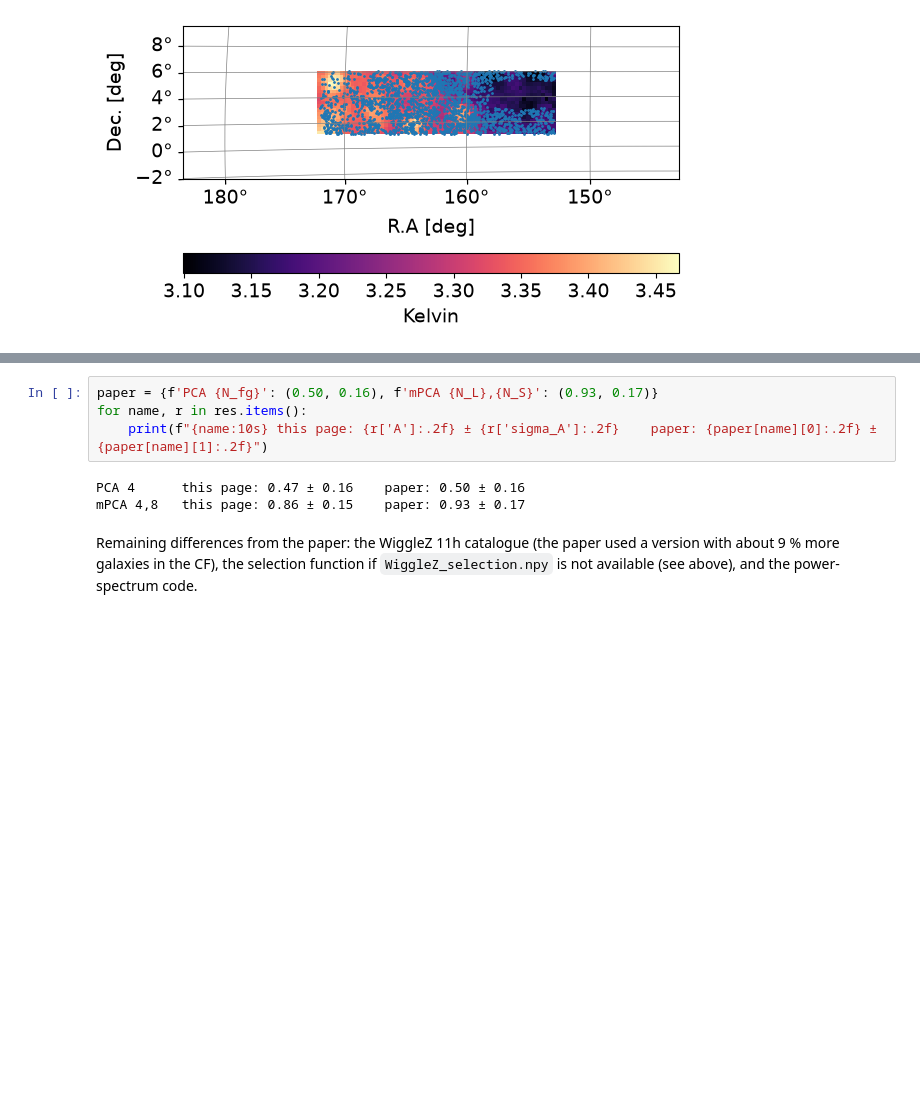
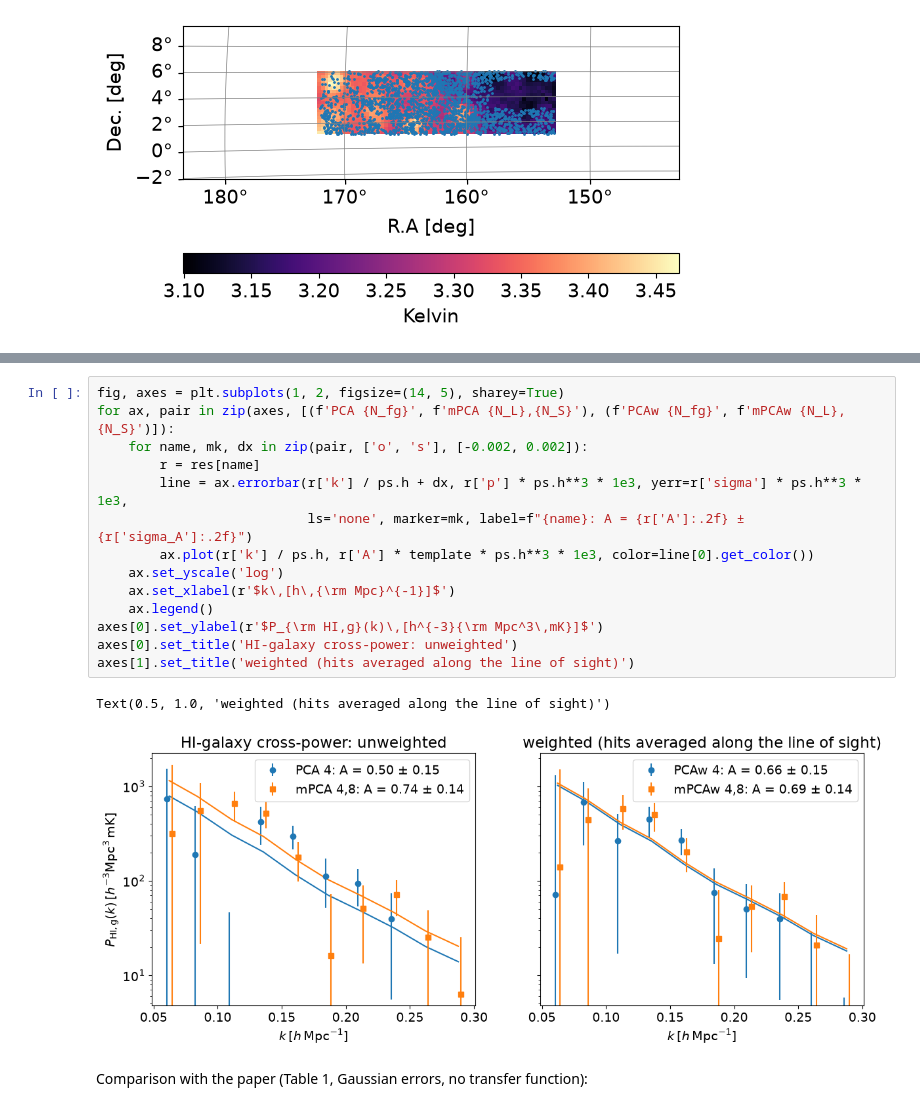
Before and after one commit to meerklass/meer21cm, a Jupyter notebook: docs/source/cookbook/2019_Lband_mpca.ipynb, the cells around one changed output, grey strips where cells are left out. Drawn from its saved outputs; the diff is of its cells as text; blank space fills up the shorter version.

```diff
--- a/docs/source/cookbook/2019_Lband_mpca.ipynb
+++ b/docs/source/cookbook/2019_Lband_mpca.ipynb
@@ -350,11 +364,19 @@ Comparison with the paper (Table 1, Gaussian errors, no transfer function):
 # %%
-paper = {f'PCA {N_fg}': (0.50, 0.16), f'mPCA {N_L},{N_S}': (0.93, 0.17)}
-for name, r in res.items():
-    print(f"{name:10s} this page: {r['A']:.2f} ± {r['sigma_A']:.2f}    paper: {paper[name][0]:.2f} ± {paper[name][1]:.2f}")
+fig, axes = plt.subplots(1, 2, figsize=(14, 5), sharey=True)
+for ax, pair in zip(axes, [(f'PCA {N_fg}', f'mPCA {N_L},{N_S}'), (f'PCAw {N_fg}', f'mPCAw {N_L},{N_S}')]):
+    for name, mk, dx in zip(pair, ['o', 's'], [-0.002, 0.002]):
+        r = res[name]
+        line = ax.errorbar(r['k'] / ps.h + dx, r['p'] * ps.h**3 * 1e3, yerr=r['sigma'] * ps.h**3 * 1e3,
+                           ls='none', marker=mk, label=f"{name}: A = {r['A']:.2f} ± {r['sigma_A']:.2f}")
+        ax.plot(r['k'] / ps.h, r['A'] * template * ps.h**3 * 1e3, color=line[0].get_color())
+    ax.set_yscale('log')
+    ax.set_xlabel(r'$k\,[h\,{\rm Mpc}^{-1}]$')
+    ax.legend()
+axes[0].set_ylabel(r'$P_{\rm HI,g}(k)\,[h^{-3}{\rm Mpc^3\,mK}]$')
+axes[0].set_title('HI-galaxy cross-power: unweighted')
+axes[1].set_title('weighted (hits averaged along the line of sight)')
 # %% [output]
-PCA 4      this page: 0.47 ± 0.16    paper: 0.50 ± 0.16
-mPCA 4,8   this page: 0.86 ± 0.15    paper: 0.93 ± 0.17
+Text(0.5, 1.0, 'weighted (hits averaged along the line of sight)')
+[figure, added]
 # %% [markdown]
-Remaining differences from the paper: the WiggleZ 11h catalogue (the paper used a version with about 9 % more
-galaxies in the CF), the selection function if `WiggleZ_selection.npy` is not available (see above), and the
-power-spectrum code.
+Comparison with the paper (Table 1, Gaussian errors, no transfer function):
```
Also changed, not shown: parts of 20 cells of this notebook.
